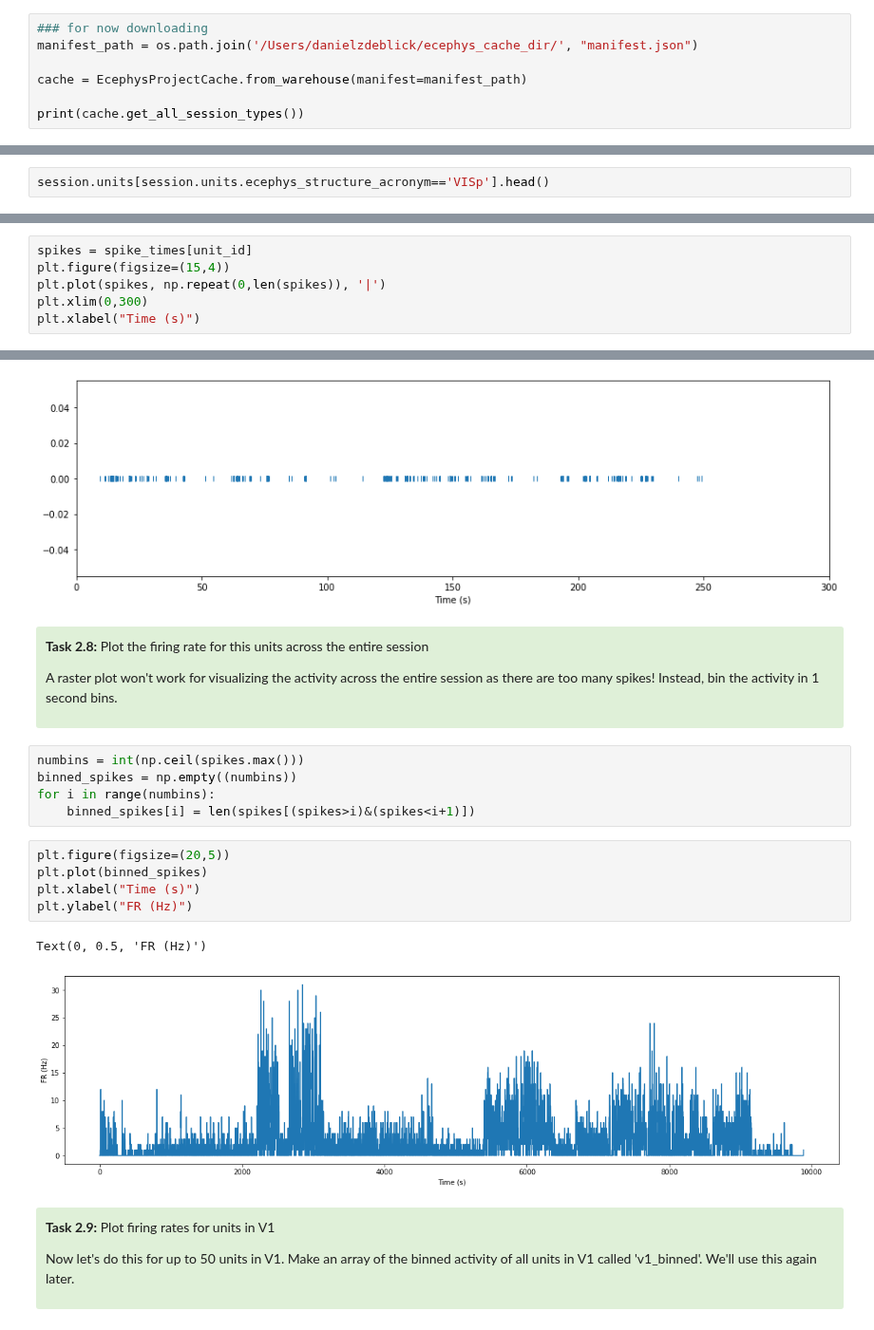
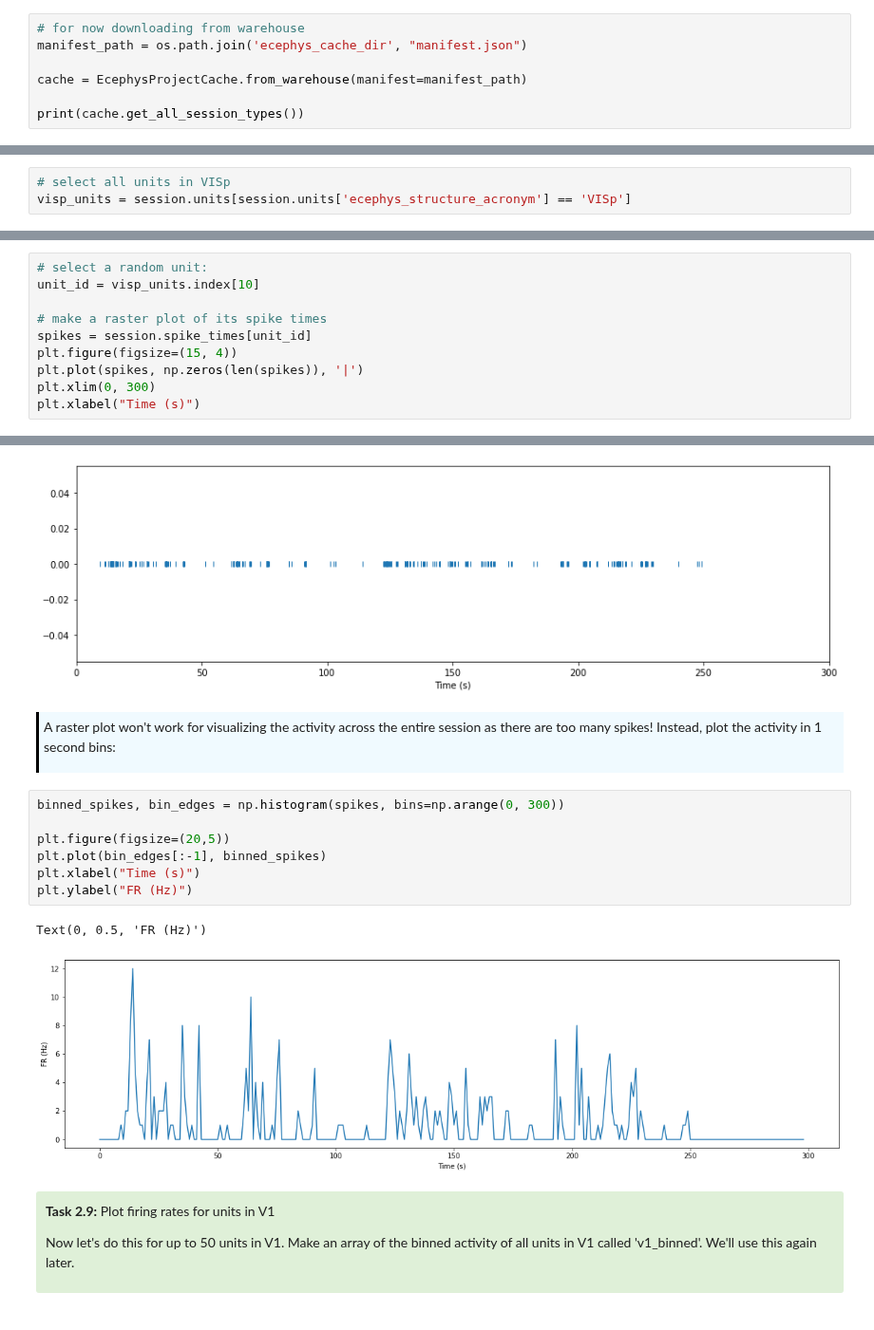
Before and after one commit to AllenInstitute/swdb_2021, a Jupyter notebook: DynamicBrain/Neuropixels_walkthrough.ipynb, the cells around one changed output, grey strips where cells are left out. Shown at 95% size. Saved outputs shown, nothing was run; the diff lists cells and outputs as text.

```diff
--- a/DynamicBrain/Neuropixels_walkthrough.ipynb
+++ b/DynamicBrain/Neuropixels_walkthrough.ipynb
@@ -56,8 +56,8 @@ from allensdk.brain_observatory.ecephys import ecephys_session
 
 # cache = EcephysProjectCache.fixed(manifest=manifest_path)
 # %%
-### for now downloading
-manifest_path = os.path.join('/Users/danielzdeblick/ecephys_cache_dir/', "manifest.json")
+# for now downloading from warehouse
+manifest_path = os.path.join('ecephys_cache_dir', "manifest.json")
 
 cache = EcephysProjectCache.from_warehouse(manifest=manifest_path)
 
@@ -476,2 +470,3 @@ print(len(spike_times[session.units.index[0]]))
 # %%
-session.units[session.units.ecephys_structure_acronym=='VISp'].head()
+# select all units in VISp
+visp_units = session.units[session.units['ecephys_structure_acronym'] == 'VISp']
@@ -489,32 +473,32 @@ unit_id = session.units[session.units.ecephys_structure_acronym=='VISp'].index[1
 # %%
-spikes = spike_times[unit_id]
-plt.figure(figsize=(15,4))
-plt.plot(spikes, np.repeat(0,len(spikes)), '|')
-plt.xlim(0,300)
+# select a random unit:
+unit_id = visp_units.index[10]
+
+# make a raster plot of its spike times
+spikes = session.spike_times[unit_id]
+plt.figure(figsize=(15, 4))
+plt.plot(spikes, np.zeros(len(spikes)), '|')
+plt.xlim(0, 300)
 plt.xlabel("Time (s)")
 # %% [output]
 Text(0.5, 0, 'Time (s)')
 [figure]
 # %% [markdown]
-<div style="background: #DFF0D8; border-radius: 3px; padding: 10px;">
-<p><b>Task 2.8:</b> Plot the firing rate for this units across the entire session
+<div style="border-left: 3px solid #000; padding: 5px; padding-left: 10px; background: #F0FAFF; ">
 
-<p>A raster plot won't work for visualizing the activity across the entire session as there are too many spikes! Instead, bin the activity in 1 second bins.
+A raster plot won't work for visualizing the activity across the entire session as there are too many spikes! Instead, plot the activity in 1 second bins:
 
 </div>
-# %%
-numbins = int(np.ceil(spikes.max()))
-binned_spikes = np.empty((numbins))
-for i in range(numbins):
-    binned_spikes[i] = len(spikes[(spikes>i)&(spikes<i+1)])
 # %%
+binned_spikes, bin_edges = np.histogram(spikes, bins=np.arange(0, 300))
+
 plt.figure(figsize=(20,5))
-plt.plot(binned_spikes)
+plt.plot(bin_edges[:-1], binned_spikes)
 plt.xlabel("Time (s)")
 plt.ylabel("FR (Hz)")
 # %% [output]
 Text(0, 0.5, 'FR (Hz)')
-[figure, old version]
+[figure, new version]
 # %% [markdown]
 <div style="background: #DFF0D8; border-radius: 3px; padding: 10px;">
 <p><b>Task 2.9:</b> Plot firing rates for units in V1
```
Also changed, not shown: parts of 131 cells of this notebook.
